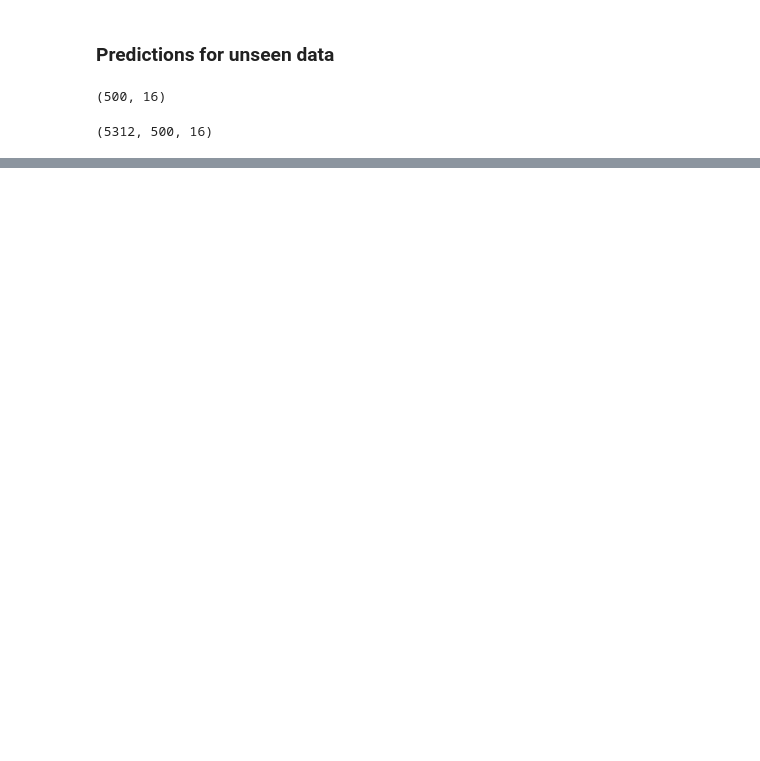
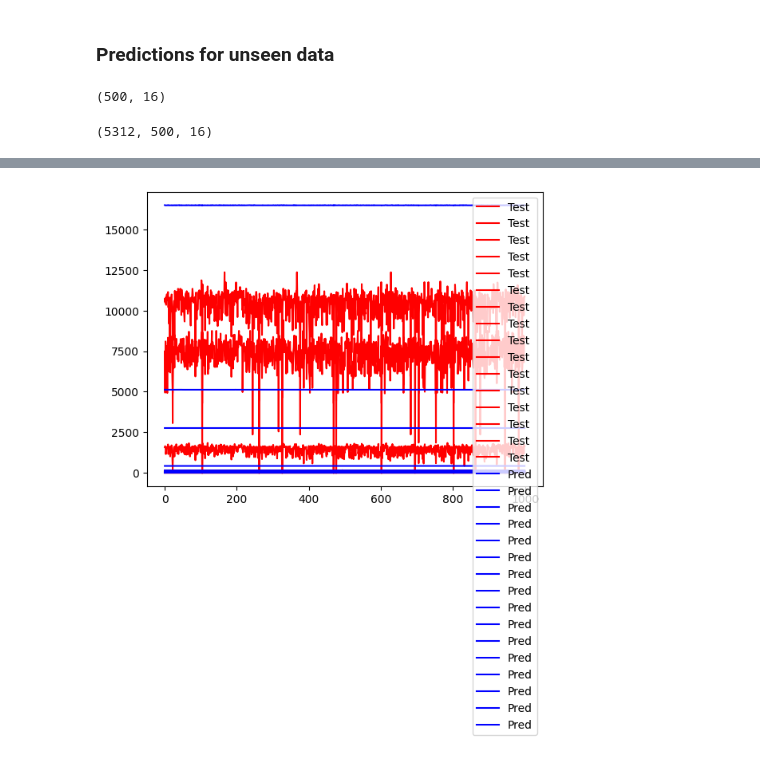
Before and after one commit to mattwagon/oil_production_prediction, a Jupyter notebook: notebooks/eduardo - rnn-model.ipynb, the cells around one changed output, grey strips where cells are left out. Saved outputs shown, nothing was run; the diff lists cells and outputs as text; code cells hidden in the pictures; blank space fills up the shorter version.

```diff
--- a/notebooks/eduardo - rnn-model.ipynb
+++ b/notebooks/eduardo - rnn-model.ipynb
@@ -2180,0 +2282,7 @@ array([[ 9565.49 ],
+# %%
+y_test_unscaled = scaler_y_all.inverse_transform(y_test.reshape(-1, y_test.shape[-1]))
+y_pred_10_unscaled = scaler_y_all.inverse_transform(y_pred_10.reshape(-1, y_test.shape[-1]))
+# %%
+plot_predictions(y_test_unscaled, y_pred_10_unscaled)
+# %% [output]
+[figure, added]
```
Also changed, not shown: parts of 52 cells of this notebook.
